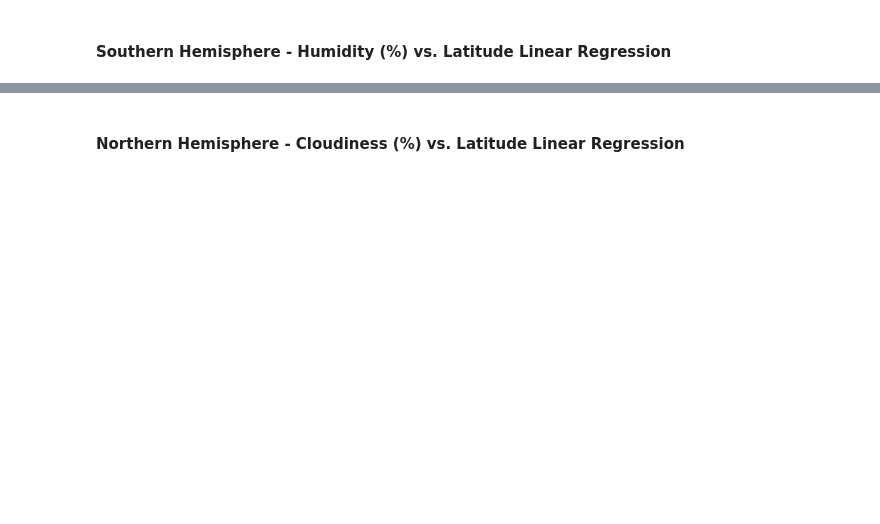
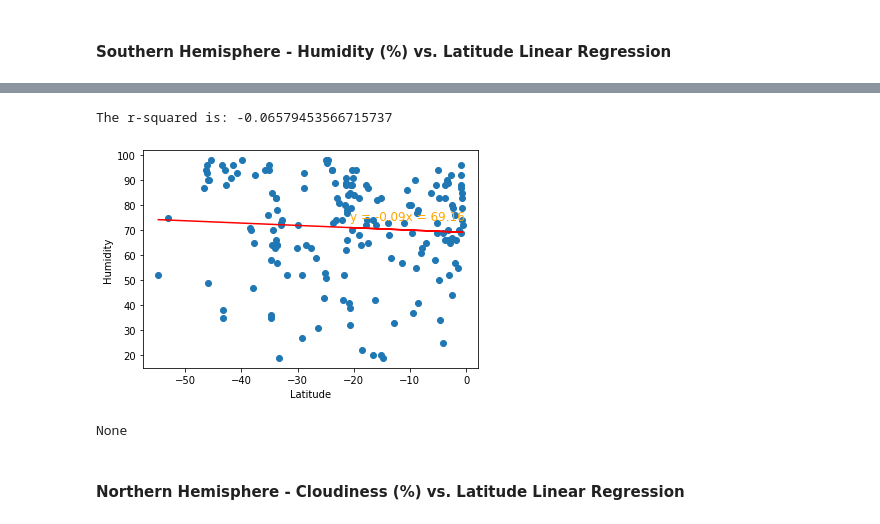
Before and after one commit to 86burke/python-api-challenge, a Jupyter notebook: Instructions/starter_code/WeatherPy.ipynb, the cells around one changed output, grey strips where cells are left out. Cells and saved outputs as stored; diff of their text form; code cells hidden in the pictures; blank space fills up the shorter version.

```diff
--- a/Instructions/starter_code/WeatherPy.ipynb
+++ b/Instructions/starter_code/WeatherPy.ipynb
@@ -258,2 +265,11 @@ The r-value is: 0.014985174297345524
+# %%
+x_values = s_hemisphere['Latitude']
+y_values = s_hemisphere['Humidity']
+plt.ylabel('Humidity')
+print(linear_reg(x_values, y_values))
+# %% [output]
+The r-squared is: -0.06579453566715737
+[figure, added]
+None
 # %% [markdown]
 ####  Northern Hemisphere - Cloudiness (%) vs. Latitude Linear Regression
```
Also changed, not shown: parts of 15 cells of this notebook.
